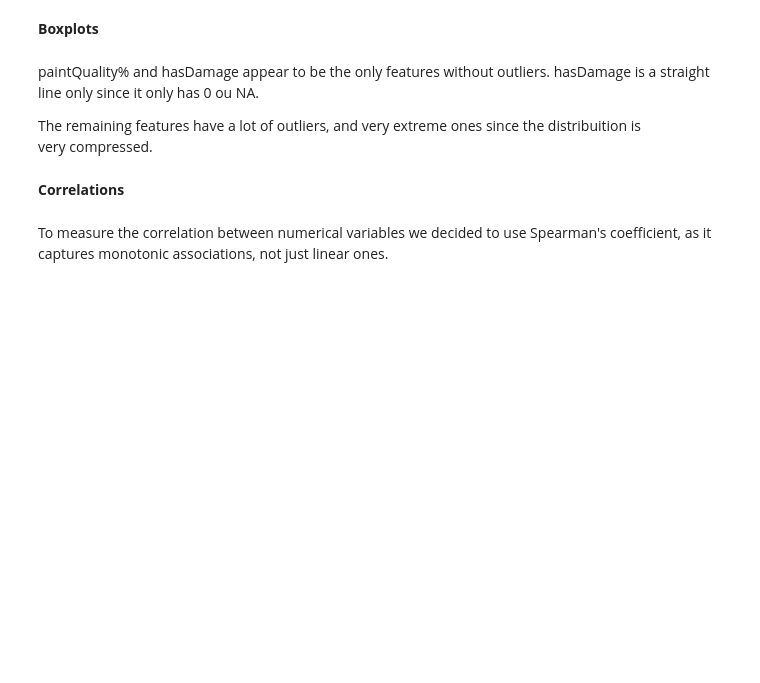
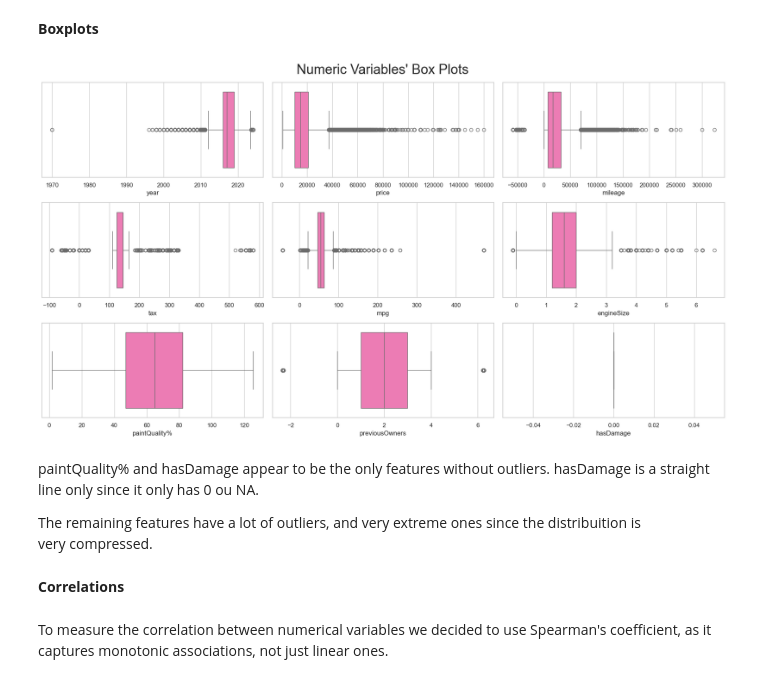
Before and after one commit to barbara-sousa-franco/Machine-Learning-Project, a Jupyter notebook: Deliverable 1.ipynb, the cells around one changed output. Drawn from its saved outputs; the diff is of its cells as text; code cells hidden in the pictures; blank space fills up the shorter version.

```diff
--- a/Deliverable 1.ipynb
+++ b/Deliverable 1.ipynb
@@ -234,20 +335,22 @@ plt.show()
 # %%
 # We will put all the numeric variables' histograms in one figure
 # Prepare figure. Create individual axes where each histogram will be placed
-fig, axes = plt.subplots(2, ceil(len(numeric_features) / 2 ), figsize = (20, 11))
+fig, axes = plt.subplots(ceil(len(numeric_features) / 3 ), 3, figsize = (18,10))
 
 for ax, feat in zip(axes.flatten(), numeric_features):
     sns.boxplot(x=df_train[feat], ax=ax, color='hotpink')
 
 # Delete empty plots
 for ax in axes.flatten()[len(numeric_features):]:
     ax.axis('off')
 
 # Add a centered title to the figure:
 plt.suptitle("Numeric Variables' Box Plots", fontsize=25)
 
 plt.tight_layout()
 plt.show()
+# %% [output]
+[figure, added]
 # %% [markdown]
 paintQuality% and hasDamage appear to be the only features without outliers. hasDamage is a straight line only since it only has 0 ou NA.
 
```
Also changed, not shown: parts of 56 cells of this notebook.
